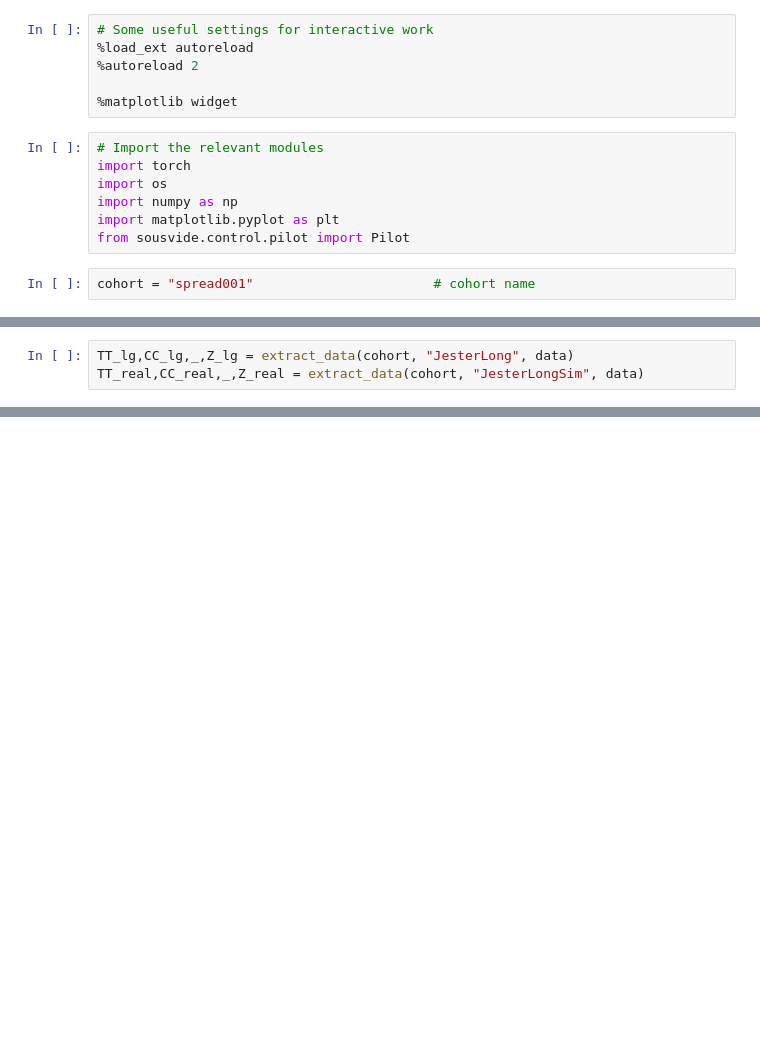
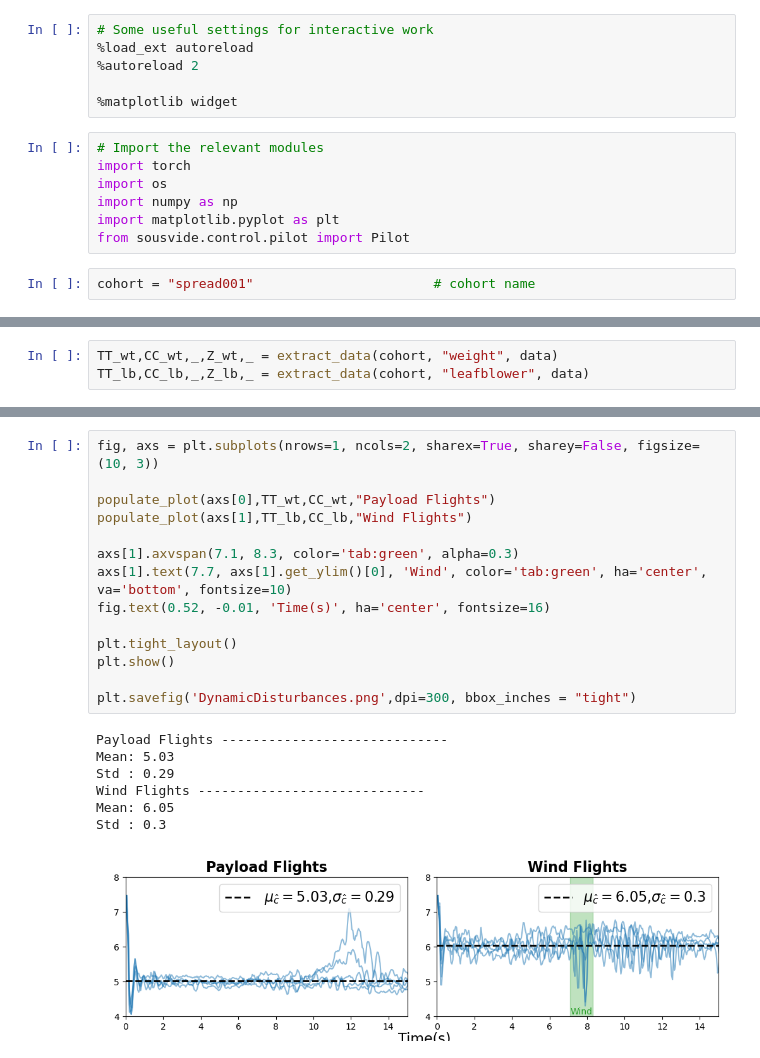
Before and after one commit to StanfordMSL/SousVide, a Jupyter notebook: notebooks/sv_c_calc.ipynb, the cells around one changed output, grey strips where cells are left out. Cells and saved outputs as stored; diff of their text form; blank space fills up the shorter version.

```diff
--- a/notebooks/sv_c_calc.ipynb
+++ b/notebooks/sv_c_calc.ipynb
@@ -71,3 +110,3 @@ TT_real,CC_real,_,Z_real = extract_data(cohort, "Jester", data)
 # %%
-TT_lg,CC_lg,_,Z_lg = extract_data(cohort, "JesterLong", data)
-TT_real,CC_real,_,Z_real = extract_data(cohort, "JesterLongSim", data)
+TT_wt,CC_wt,_,Z_wt,_ = extract_data(cohort, "weight", data)
+TT_lb,CC_lb,_,Z_lb,_ = extract_data(cohort, "leafblower", data)
@@ -101,0 +155,22 @@ plt.show()
+# %%
+fig, axs = plt.subplots(nrows=1, ncols=2, sharex=True, sharey=False, figsize=(10, 3))
+
+populate_plot(axs[0],TT_wt,CC_wt,"Payload Flights")
+populate_plot(axs[1],TT_lb,CC_lb,"Wind Flights")
+
+axs[1].axvspan(7.1, 8.3, color='tab:green', alpha=0.3)
+axs[1].text(7.7, axs[1].get_ylim()[0], 'Wind', color='tab:green', ha='center', va='bottom', fontsize=10)
+fig.text(0.52, -0.01, 'Time(s)', ha='center', fontsize=16)
+
+plt.tight_layout()
+plt.show()
+
+plt.savefig('DynamicDisturbances.png',dpi=300, bbox_inches = "tight")
+# %% [output]
+Payload Flights -----------------------------
+Mean: 5.03
+Std : 0.29
+Wind Flights -----------------------------
+Mean: 6.05
+Std : 0.3
+[figure, added]
```
Also changed, not shown: parts of 9 cells of this notebook, 3 other files.
